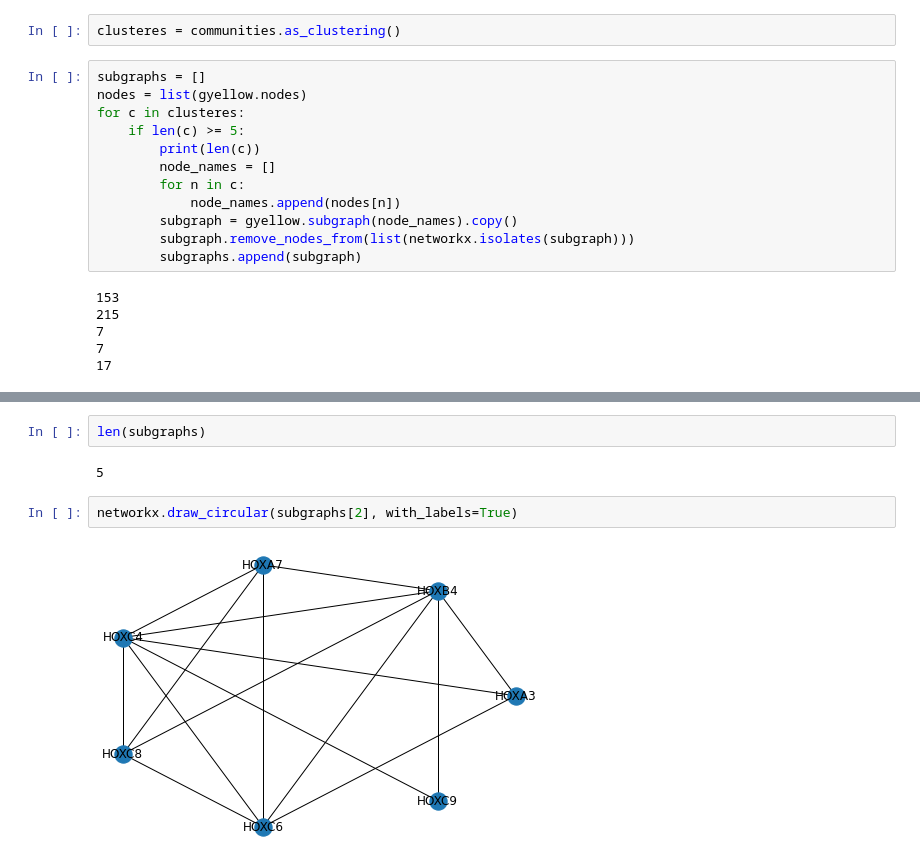
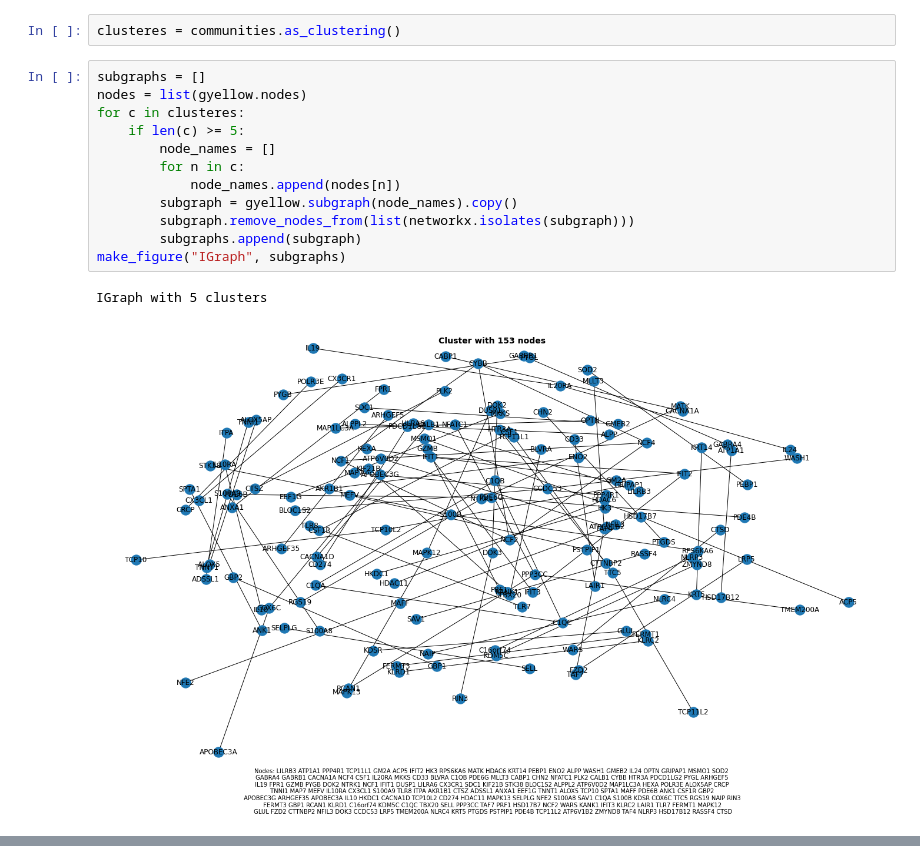
Before and after one commit to TreeTechDev/sgwfc-gene-python, a Jupyter notebook: workflow.ipynb, the cells around one changed output, grey strips where cells are left out. Saved outputs shown, nothing was run; the diff lists cells and outputs as text.

```diff
--- a/workflow.ipynb
+++ b/workflow.ipynb
@@ -183,18 +191,15 @@ clusteres = communities.as_clustering()
 # %%
 subgraphs = []
 nodes = list(gyellow.nodes)
 for c in clusteres:
     if len(c) >= 5:
-        print(len(c))
         node_names = []
         for n in c:
             node_names.append(nodes[n])
         subgraph = gyellow.subgraph(node_names).copy()
         subgraph.remove_nodes_from(list(networkx.isolates(subgraph)))
         subgraphs.append(subgraph)
+make_figure("IGraph", subgraphs)
 # %% [output]
-153
-215
-7
-7
-17
+IGraph with 5 clusters
+[figure, added]
@@ -201,8 +209,0 @@ for c in clusteres:
-# %%
-len(subgraphs)
-# %% [output]
-5
-# %%
-networkx.draw_circular(subgraphs[2], with_labels=True)
-# %% [output]
-[figure, removed]
```
Also changed, not shown: parts of 11 cells of this notebook, 1 other file.
